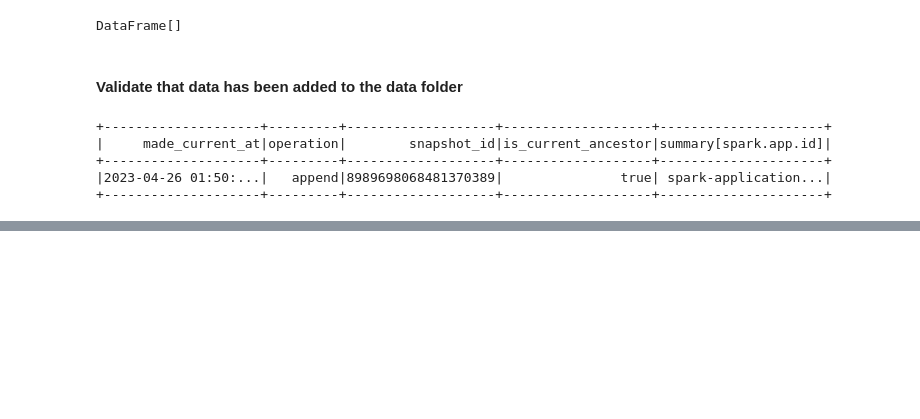
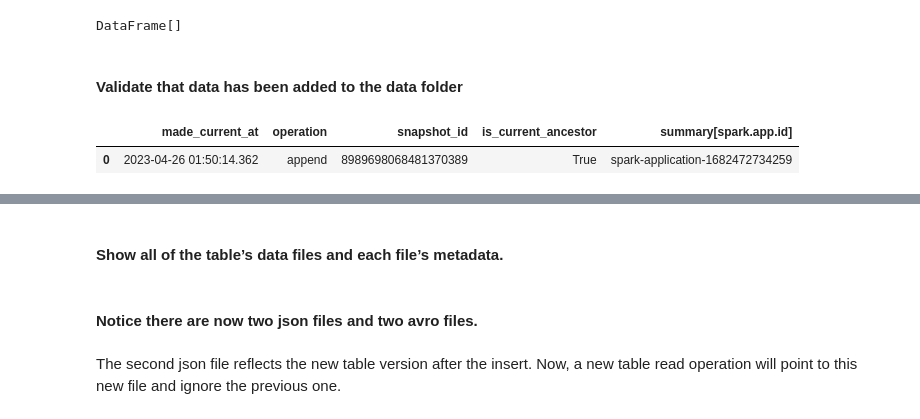
Before and after one commit to pdefusco/CDP_Lakehouse_ACE_HOL, a Jupyter notebook: cml/01_Iceberg_Architecture.ipynb, the cells around one changed output, grey strips where cells are left out. Drawn from its saved outputs; the diff is of its cells as text; code cells hidden in the pictures; blank space fills up the shorter version.

```diff
--- a/cml/01_Iceberg_Architecture.ipynb
+++ b/cml/01_Iceberg_Architecture.ipynb
@@ -182,14 +182,17 @@ QUERY = "select h.made_current_at,\
             on h.snapshot_id = s.snapshot_id\
             order by made_current_at;"
 # %%
-spark.sql(QUERY).show()
+spark.sql(QUERY).toPandas()
 # %% [output]
-+--------------------+---------+-------------------+-------------------+---------------------+
-|     made_current_at|operation|        snapshot_id|is_current_ancestor|summary[spark.app.id]|
-+--------------------+---------+-------------------+-------------------+---------------------+
-|2023-04-26 01:50:...|   append|8989698068481370389|               true| spark-application...|
-+--------------------+---------+-------------------+-------------------+---------------------+
+|  | made_current_at | operation | snapshot_id | is_current_ancestor | summary[spark.app.id] |
+| 0 | 2023-04-26 01:50:14.362 | append | 8989698068481370389 | True | spark-application-1682472734259 |
 # %% [markdown]
 ![alt text](../img/s3_data_1.png)
 # %% [markdown]
 ![alt text](../img/s3_data_2.png)
+# %% [markdown]
+#### Show all of the table’s data files and each file’s metadata.
+# %% [markdown]
+#### Notice there are now two json files and two avro files.
+# %% [markdown]
+The second json file reflects the new table version after the insert. Now, a new table read operation will point to this new file and ignore the previous one.
```
Also changed, not shown: parts of 22 cells of this notebook.
